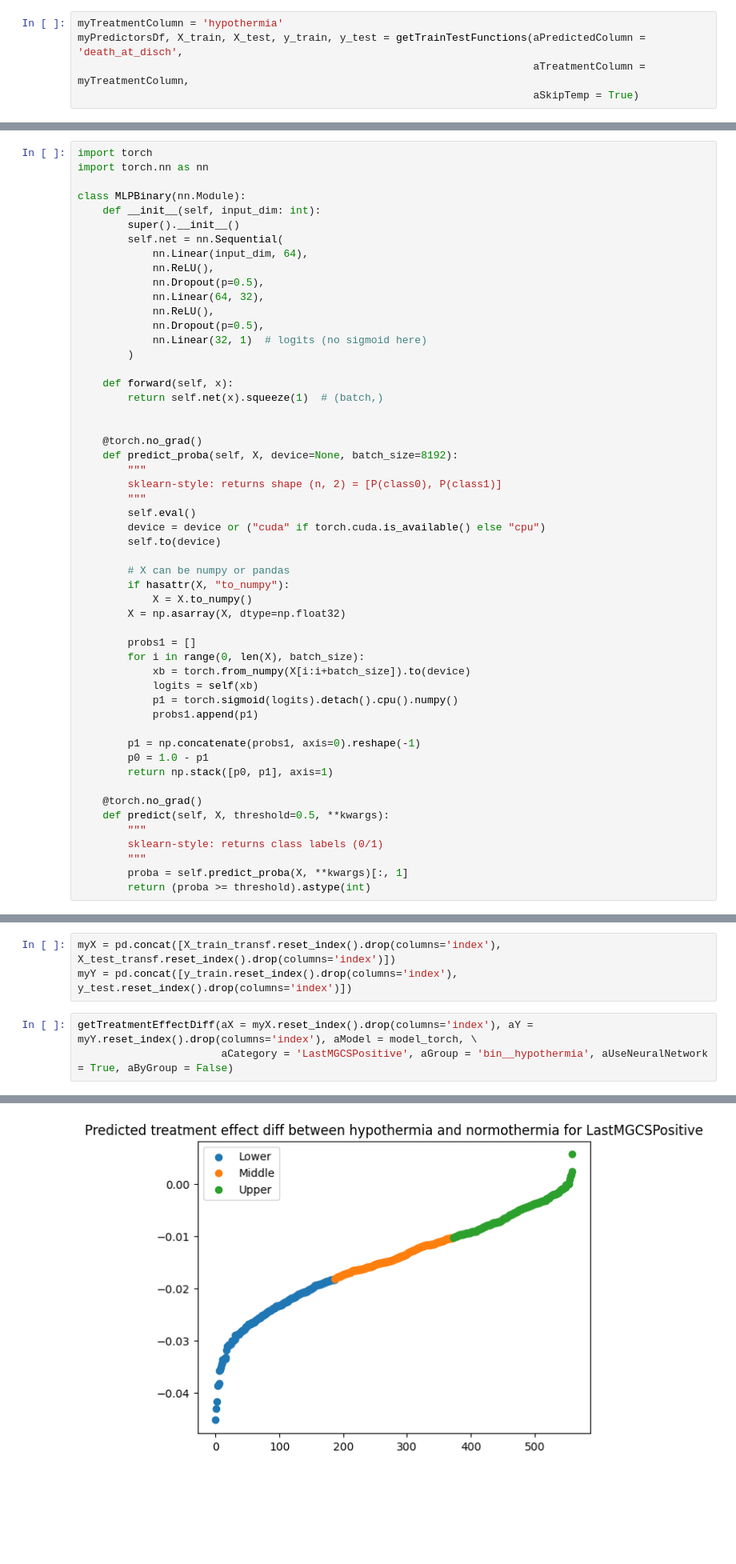
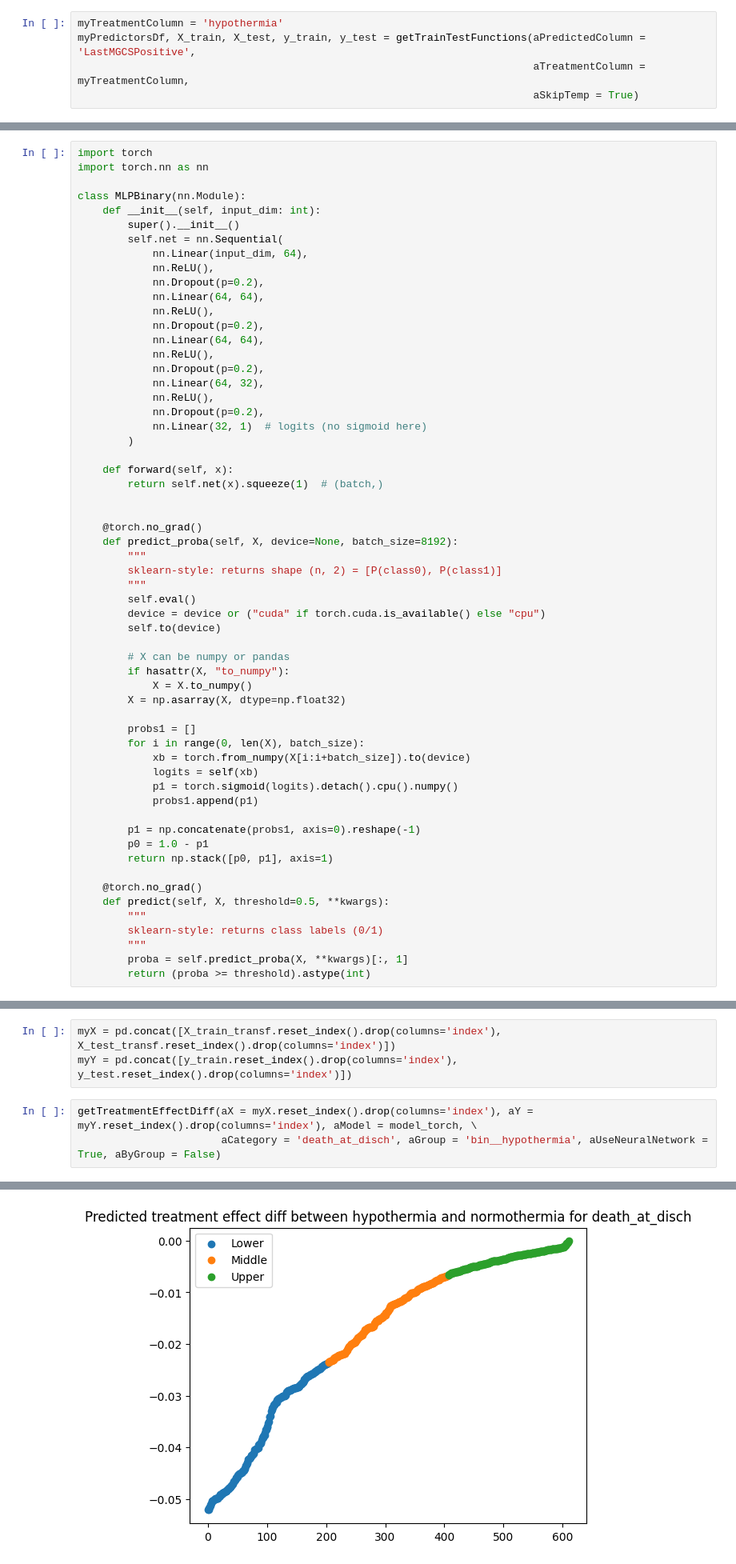
Before and after one commit to michelraskin/ttmhte, a Jupyter notebook: mimiciv/MIMICAnalysisNeural.ipynb, the cells around one changed output, grey strips where cells are left out. Shown at 80% size. Saved outputs shown, nothing was run; the diff lists cells and outputs as text; blank space fills up the shorter version.

```diff
--- a/mimiciv/MIMICAnalysisNeural.ipynb
+++ b/mimiciv/MIMICAnalysisNeural.ipynb
@@ -201,6 +1144,6 @@ def getTrainTestFunctions(aPredictedColumn = 'LastMGCSPositive', aTreatmentColum
 # %%
 myTreatmentColumn = 'hypothermia'
-myPredictorsDf, X_train, X_test, y_train, y_test = getTrainTestFunctions(aPredictedColumn = 'death_at_disch',
+myPredictorsDf, X_train, X_test, y_train, y_test = getTrainTestFunctions(aPredictedColumn = 'LastMGCSPositive',
                                                                          aTreatmentColumn = myTreatmentColumn,
                                                                          aSkipTemp = True)
 # %% [output]
@@ -281,10 +1224,16 @@ class MLPBinary(nn.Module):
         self.net = nn.Sequential(
             nn.Linear(input_dim, 64),
             nn.ReLU(),
-            nn.Dropout(p=0.5),
+            nn.Dropout(p=0.2),
+            nn.Linear(64, 64),
+            nn.ReLU(),
+            nn.Dropout(p=0.2),
+            nn.Linear(64, 64),
+            nn.ReLU(),
+            nn.Dropout(p=0.2),
             nn.Linear(64, 32),
             nn.ReLU(),
-            nn.Dropout(p=0.5),
+            nn.Dropout(p=0.2),
             nn.Linear(32, 1)  # logits (no sigmoid here)
         )
 
@@ -600,6 +1820,6 @@ myX = pd.concat([X_train_transf.reset_index().drop(columns='index'), X_test_tran
 myY = pd.concat([y_train.reset_index().drop(columns='index'), y_test.reset_index().drop(columns='index')])
 # %%
 getTreatmentEffectDiff(aX = myX.reset_index().drop(columns='index'), aY = myY.reset_index().drop(columns='index'), aModel = model_torch, \
-                       aCategory = 'LastMGCSPositive', aGroup = 'bin__hypothermia', aUseNeuralNetwork = True, aByGroup = False)
+                       aCategory = 'death_at_disch', aGroup = 'bin__hypothermia', aUseNeuralNetwork = True, aByGroup = False)
 # %% [output]
 Optimization terminated successfully.
@@ -623,4 +1843,4 @@ np.float64(0.11691464877117487)
-[figure, old version]
+[figure, new version]
 # %%
 getTreatmentEffectDiff(aX = X_train_transf.reset_index().drop(columns='index'), aY = y_train.reset_index().drop(columns='index'), aModel = model, \
                        aCategory = 'death_at_disch', aGroup = 'keep__keep__bin__hypothermia', aUseNeuralNetwork = True, aByGroup = False)
```
Also changed, not shown: parts of 29 cells of this notebook, 16 other files.
